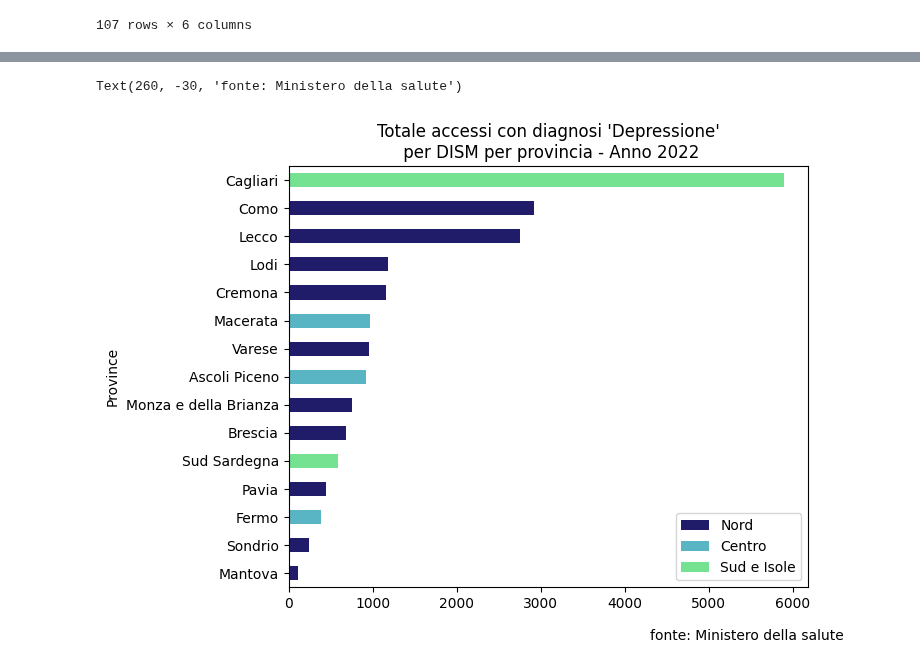
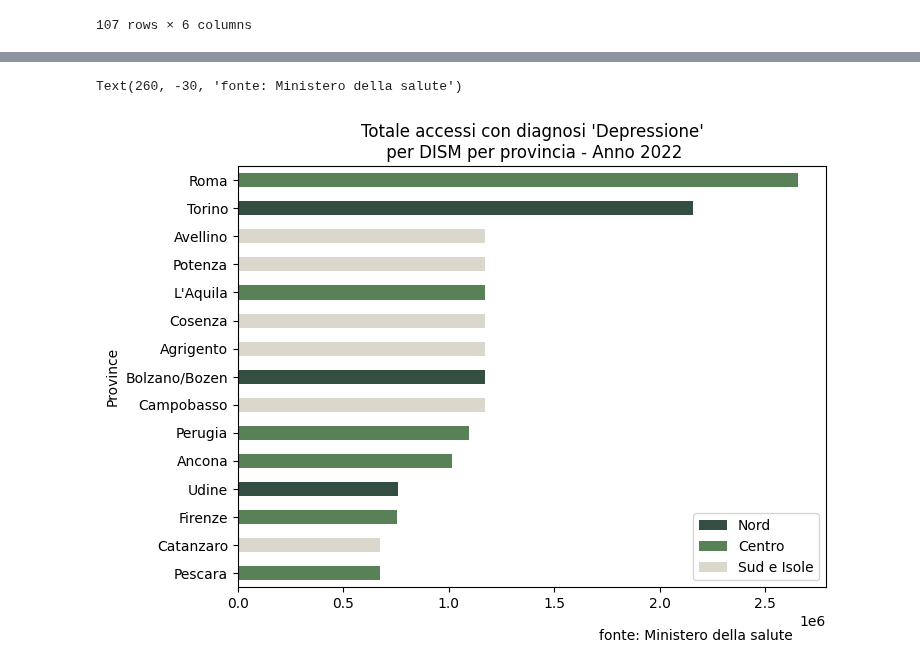
Before and after one commit to armandoschianodicola/italy-stats, a Jupyter notebook: 9/main.ipynb, the cells around one changed output, grey strips where cells are left out. Cells and saved outputs as stored; diff of their text form; code cells hidden in the pictures.

```diff
--- a/9/main.ipynb
+++ b/9/main.ipynb
@@ -47,9 +46,9 @@ plt.rcParams["figure.figsize"] = [7.50, 5.50]
 plt.rcParams["figure.autolayout"] = True
 # %%
 REGION_COLOURS = {
-    "Nord": "#211C6A",
-    "Centro": "#59B4C3",
-    "Sud e Isole": "#74E291",
+    "Nord": "#344e41",
+    "Centro": "#588157",
+    "Sud e Isole": "#dad7cd",
 }
 # %%
 if not os.path.exists(OUTPUT_DIR):
@@ -227,17 +259,20 @@ fig_plots.append({
 # %%
-df_plot = df.sort_values(by=['numero_accessi']).head(15).plot.barh(
+best_rows = df.sort_values(by=['numero_accessi'], ascending=False).head(15)
+best_rows_sorted = best_rows.sort_values(by=['numero_accessi'])
+df_plot = best_rows_sorted.plot.barh(
     title=plot_title,
     y="numero_accessi",
+    x="prov_name",
     ylabel='Province',
-    color=df.sort_values(by=['numero_accessi'])['zone'].replace(REGION_COLOURS)
+    color=best_rows_sorted['zone'].replace(REGION_COLOURS)
 ).legend(
     [
         Patch(facecolor=REGION_COLOURS['Nord']),
         Patch(facecolor=REGION_COLOURS['Centro']),
         Patch(facecolor=REGION_COLOURS['Sud e Isole']),
     ], ["Nord", "Centro", 'Sud e Isole']
 )
 plt.annotate('fonte: Ministero della salute', (0,0), (260, -30), xycoords='axes fraction', textcoords='offset points', va='top')
 # %% [output]
 Text(260, -30, 'fonte: Ministero della salute')
-[figure, old version]
+[figure, new version]
```
Also changed, not shown: parts of 10 cells of this notebook, 3 other files.
